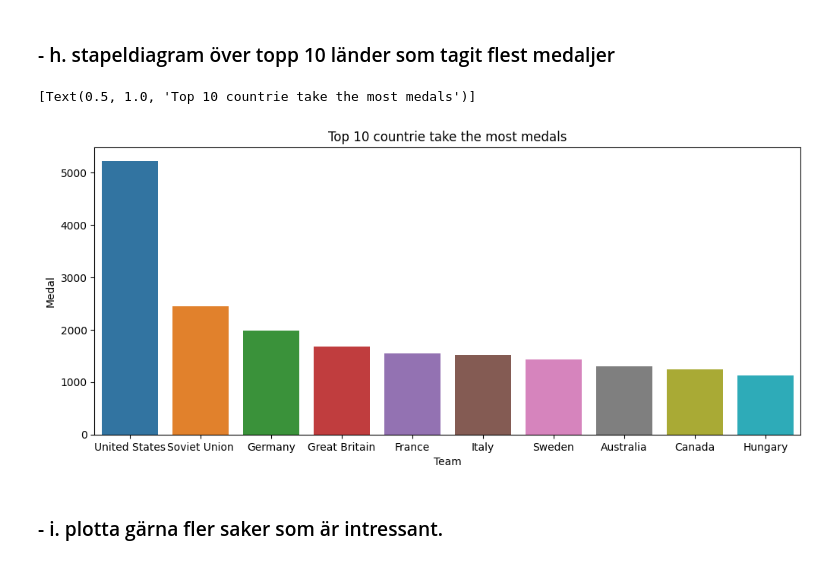
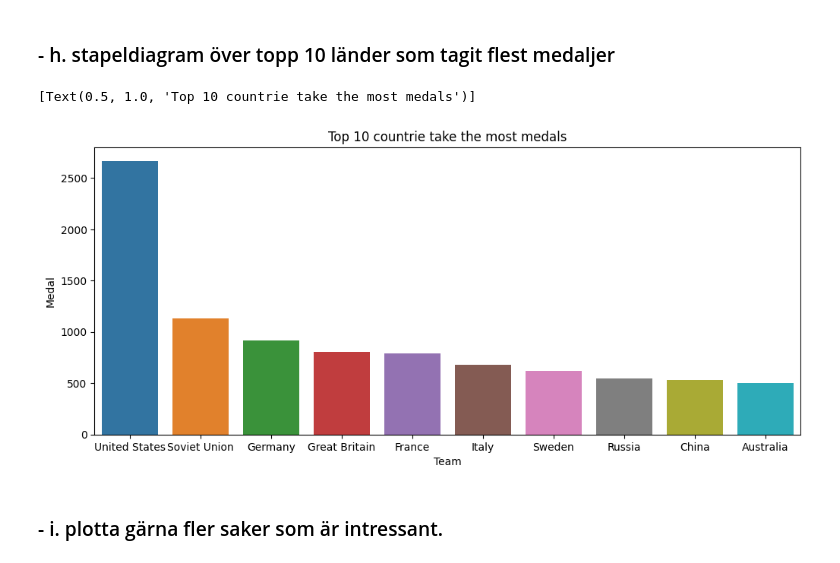
Before and after one commit to cooperhankun/Databehandling-OS-projekt-Kun-Xiu, a Jupyter notebook: Projekt-OS.ipynb, the cells around one changed output. Saved outputs shown, nothing was run; the diff lists cells and outputs as text; code cells hidden in the pictures.

Commit message:
medal for contry not players fixed

```diff
--- a/Projekt-OS.ipynb
+++ b/Projekt-OS.ipynb
@@ -157,15 +174,17 @@ plt.legend()
 [figure]
 # %% [markdown]
 ### - h. stapeldiagram över topp 10 länder som tagit flest medaljer
+# %%
+os_medal_event = players_os.drop_duplicates(subset=["Event", "Year", "Medal"]) # filter the medals from events but not players
 # %%
-county_medal = players_os.groupby("Team").count()
+county_medal = os_medal_event.groupby("Team").count()
 county_medal = county_medal.sort_values("Medal", ascending=False).head(10).reset_index()
 
 fig = plt.subplots(dpi=100, figsize=(12,5))
 sns.barplot(data=county_medal, x="Team", y="Medal").set(title="Top 10 countrie take the most medals")
 # %% [output]
 [Text(0.5, 1.0, 'Top 10 countrie take the most medals')]
-[figure, old version]
+[figure, new version]
 # %% [markdown]
 ### - i. plotta gärna fler saker som är intressant.
 # %% [markdown]
```
Also changed, not shown: parts of 2 cells of this notebook.
